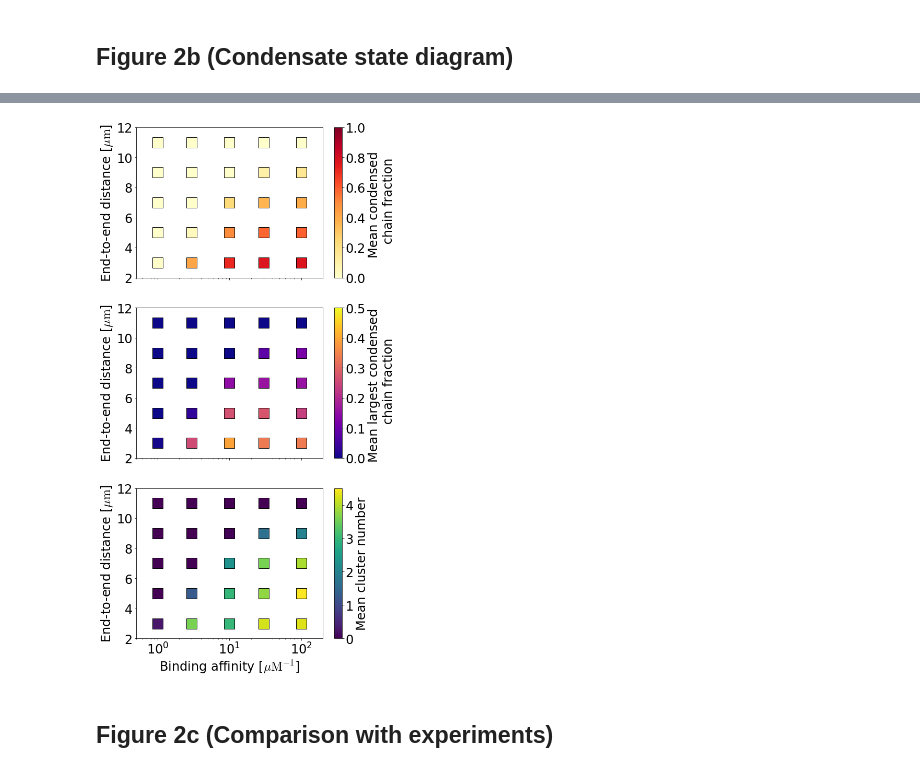
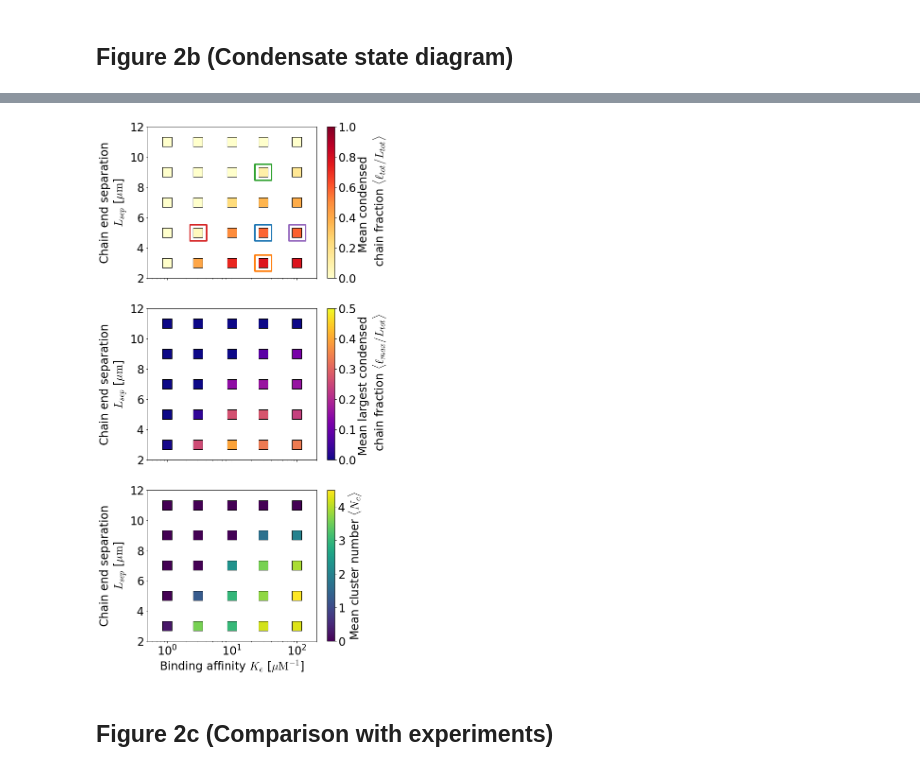
Before and after one commit to palladio11/aLENS_analysis, a Jupyter notebook: notebooks/chromatin_notebooks/Dyn_cond_figs/Figure2.ipynb, the cells around one changed output, grey strips where cells are left out. Saved outputs shown, nothing was run; the diff lists cells and outputs as text; code cells hidden in the pictures.

```diff
--- a/notebooks/chromatin_notebooks/Dyn_cond_figs/Figure2.ipynb
+++ b/notebooks/chromatin_notebooks/Dyn_cond_figs/Figure2.ipynb
@@ -212,8 +238,36 @@ with h5py.File("Figure2/fig2_pin_ke_data_dict.h5", "r") as h5d:
                 h5_data[-time_arr.size // 5 :, 5].mean(),
             ]
 print(time_arr.size // 5)
-fig, axarr = plt.subplots(3, 1, figsize=(8, 18), sharex=True, sharey=True)
+fig, axarr = plt.subplots(3, 1, figsize=(8, 20), sharex=True, sharey=True)
 
+# Define the color conditions
+conditions = [
+    (data_arr[:,0] == 5.0) & (data_arr[:,1] == 30),
+    (data_arr[:,0] == 3.0) & (data_arr[:,1] == 30),
+    (data_arr[:,0] == 9.0) & (data_arr[:,1] == 30),
+    (data_arr[:,0] == 5.0) & (data_arr[:,1] == 3),
+    (data_arr[:,0] == 5.0) & (data_arr[:,1] == 100),
+]
+
+# Define the color for each condition
+colors = ['C0', 'C1', 'C2', 'C3', 'C4']
+
+# Use np.select to assign colors to the conditions
+color_array = np.select(conditions, colors, default= 'none')
+
+_ = axarr[0].scatter(
+    data_arr[:, 1],
+    data_arr[:, 0],
+    facecolors="none",
+    # c=data_arr[:, 2] / 1600,
+    vmin=0,
+    vmax=1,
+    cmap="YlOrRd",
+    s=1200,
+    marker="s",
+    edgecolors=color_array,
+    linewidths=3,
+)
 ## Condensed fraction graph
 _ = axarr[0].set_xscale("log")
 _ = axarr[0].scatter(
@@ -225,23 +279,23 @@ _ = axarr[0].scatter(
     cmap="YlOrRd",
     s=400,
     marker="s",
-    edgecolors="k",
+    edgecolors='k',
     linewidths=1,
 )
 cb1 = fig.colorbar(
     mpl.cm.ScalarMappable(norm=mpl.colors.Normalize(vmin=0, vmax=1), cmap="YlOrRd"),
     ax=axarr[0],
-    label="Mean condensed \n chain fraction",
+    label="Mean condensed \n chain fraction" + r" $\langle \ell_{tot}/L_{tot} \rangle$",
 )
 
 ## Max cluster fraction
 msc = axarr[1].scatter(
     data_arr[:, 1],
     data_arr[:, 0],
-    c=data_arr[:, 6]/1600,
-    cmap='plasma',
+    c=data_arr[:, 6] / 1600,
+    cmap="plasma",
     vmin=0,
-    vmax=.5,
+    vmax=0.5,
     s=400,
     marker="s",
     edgecolors="k",
@@ -249,9 +303,10 @@ msc = axarr[1].scatter(
 )
 
 cb1 = fig.colorbar(
-    mpl.cm.ScalarMappable(norm=mpl.colors.Normalize(vmin=0, vmax=.5), cmap="plasma"),
+    mpl.cm.ScalarMappable(norm=mpl.colors.Normalize(vmin=0, vmax=0.5), cmap="plasma"),
     ax=axarr[1],
-    label="Mean largest condensed \n chain fraction",
+    label="Mean largest condensed \n chain fraction"
+    + r" $\langle \ell_{max}/L_{tot} \rangle$",
 )
 
 ## Number of cluster graph
@@ -272,7 +327,7 @@ sc = axarr[2].scatter(
     data_arr[:, 1],
     data_arr[:, 0],
     c=data_arr[:, 4],
-    cmap='viridis',
+    cmap="viridis",
     s=400,
     marker="s",
     edgecolors="k",
@@ -287,16 +342,43 @@ cb2 = fig.colorbar(
         cmap="viridis",
     ),
     ax=axarr[2],
-    label="Mean cluster number",
+    label=r"Mean cluster number $\langle N_c \rangle$",
 )
+_ = axarr[0].set_xlim(0.5, 200)
+_ = axarr[0].set_ylim(2, 12)
+
+# Add boxes around points that are graphed above
+
+from matplotlib.transforms import blended_transform_factory
+
+# Create a blended transform
+# transform = blended_transform_factory(axarr[0].transData, axarr[0].transAxes.inverted())
+transform = axarr[0].transData
+print(transform.transform((30, 5)))
+
+# Use this transform to create the rectangles
+# height, width = 500, 500
+# height, width = .1, .1
+# baseline_sqr = Rectangle((30, 5), width, height, edgecolor='C0', facecolor='none', linewidth=2)
+# baseline_sqr = Rectangle((.4, .4), width, height, transform=axarr[0].transAxes, edgecolor='C0', facecolor='none', linewidth=2)
+# Lsep3 = Rectangle((30, 3), width,height,  edgecolor='C1', facecolor='none', linewidth=2)
+# Lsep9 = Rectangle((30, 9), width, height, edgecolor='C2', facecolor='none', linewidth=2)
+# Ke3 = Rectangle((3, 5), width, height, edgecolor='C3', facecolor='none', linewidth=2)
+# Ke100 = Rectangle((100, 5), width, height, edgecolor='C4', facecolor='none', linewidth=2)
+
+# axarr[0].add_patch(baseline_sqr)
+# axarr[0].add_patch(Lsep3)
+# axarr[0].add_patch(Lsep9)
+# axarr[0].add_patch(Ke3)
+# axarr[0].add_patch(Ke100)
 
 
+for ax in axarr:
+    # _ = ax.set_xlabel(r"Binding affinity [$\mu {\rm M}^{-1}$]")
+    _ = ax.set_ylabel(r"Chain end separation" + "\n" + r"$L_{sep}$ [$\mu {\rm m}$]")
+_ = axarr[2].set_xlabel(r"Binding affinity $K_e$ [$\mu {\rm M}^{-1}$]")
 
-_ = axarr[0].set_xlim(0.5, 200)
-_ = axarr[0].set_ylim(2, 12)
-_ = axarr[0].set_ylabel(r"End-to-end distance [$\mu {\rm m}$]")
-_ = axarr[1].set_ylabel(r"End-to-end distance [$\mu {\rm m}$]")
-_ = axarr[2].set_ylabel(r"End-to-end distance [$\mu {\rm m}$]")
-_ = axarr[2].set_xlabel(r"Binding affinity [$\mu {\rm M}^{-1}$]")
+
+fig.savefig("Figure2/fig2_pin_ke.png", dpi=600, bbox_inches="tight")
 # %% [output]
 240
@@ -303,4 +386,4 @@ _ = axarr[2].set_xlabel(r"Binding affinity [$\mu {\rm M}^{-1}$]")
-[figure, old version]
+[figure, new version]
 # %% [markdown]
 ## Figure 2c (Comparison with experiments)
 # %%
```
Also changed, not shown: parts of 6 cells of this notebook, 2 other files.
